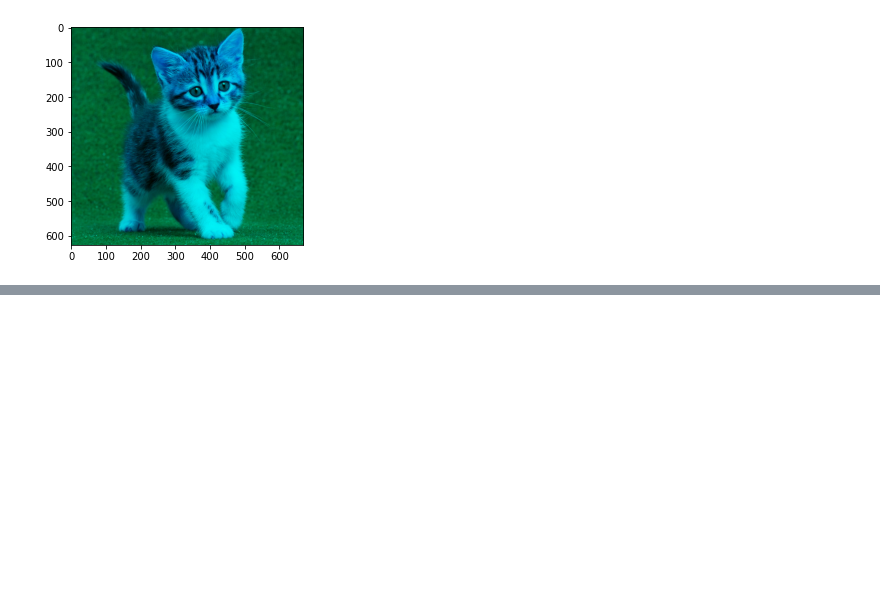
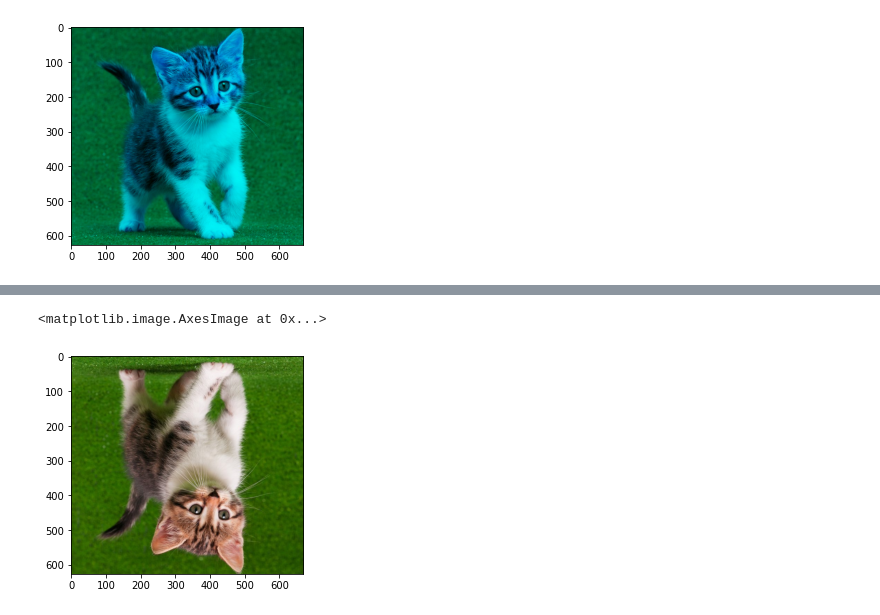
Before and after one commit to SilviaNurMahmudah/PCVK-Modul1, a Jupyter notebook: PCVK_Modul2.ipynb, the cells around one changed output, grey strips where cells are left out. Cells and saved outputs as stored; diff of their text form; code cells hidden in the pictures; blank space fills up the shorter version.

```diff
--- a/PCVK_Modul2.ipynb
+++ b/PCVK_Modul2.ipynb
@@ -174,0 +200,8 @@ plt.imshow(green_blue)
+# %%
+# nomor 5
+image1 = cv.imread('/content/drive/MyDrive/PCVK/Images/kitten01.jpg')
+image2 = cv.flip(cv.cvtColor(image1, cv.COLOR_BGR2RGB), 0)
+plt.imshow(image2)
+# %% [output]
+<matplotlib.image.AxesImage at 0x...>
+[figure, added]
```
Also changed, not shown: parts of 6 cells of this notebook.
